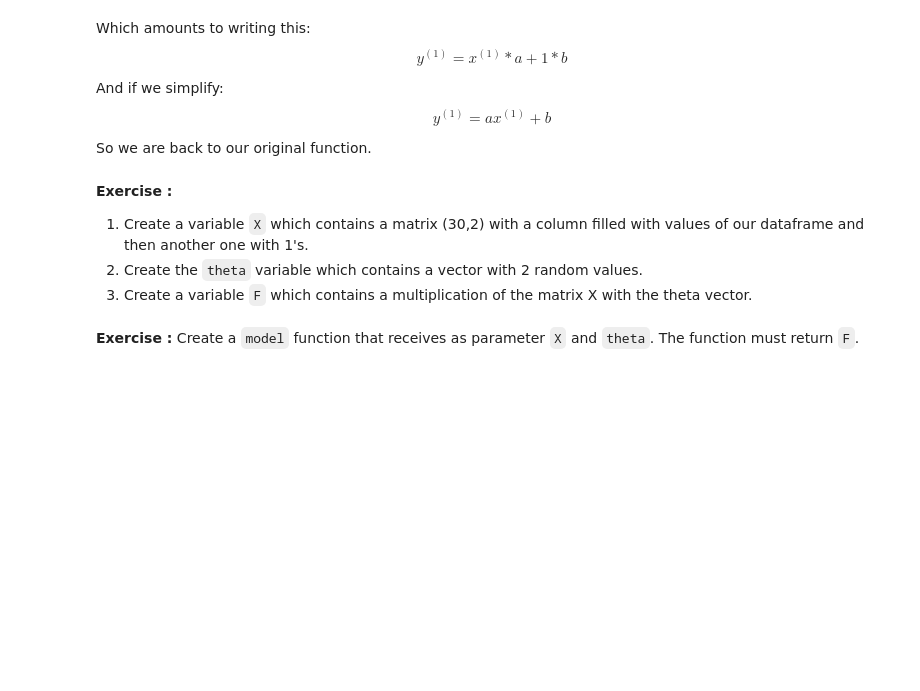
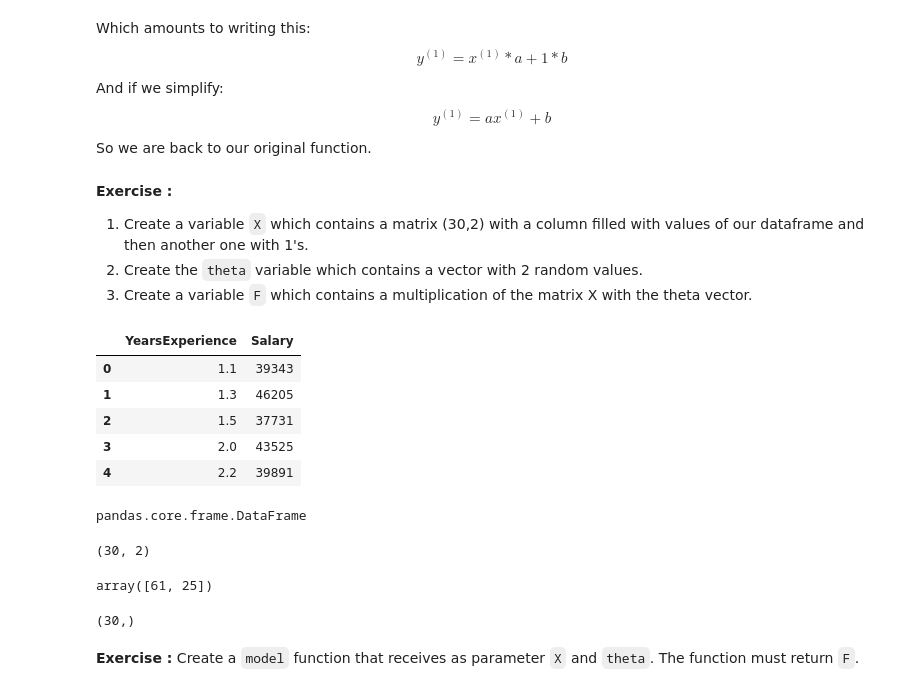
Before and after one commit to Nooreyni/Regression, a Jupyter notebook: 02-Simple_linear_regression_from_scratch.ipynb, the cells around one changed output. Cells and saved outputs as stored; diff of their text form; code cells hidden in the pictures; blank space fills up the shorter version.

```diff
--- a/02-Simple_linear_regression_from_scratch.ipynb
+++ b/02-Simple_linear_regression_from_scratch.ipynb
@@ -106,2 +116,34 @@ So we are back to our original function.
+# %%
+df = pd.read_csv('data/salary_data.csv')
+df.head()
+# %% [output]
+|  | YearsExperience | Salary |
+| 0 | 1.1 | 39343 |
+| 1 | 1.3 | 46205 |
+| 2 | 1.5 | 37731 |
+| 3 | 2.0 | 43525 |
+| 4 | 2.2 | 39891 |
+# %%
+X = df.drop('Salary', axis= 1)
+X.shape
+type(X)
+# %% [output]
+pandas.core.frame.DataFrame
+# %%
+v = np.ones((30,1))
+X = np.c_[X, v]
+X.shape
+# %% [output]
+(30, 2)
+# %%
+theta = np.random.randint(1, 100, 2)
+theta
+# %% [output]
+array([61, 25])
+# %%
+F = X.dot(theta)
+F.shape
+# %% [output]
+(30,)
 # %% [markdown]
 **Exercise :** Create a ``model`` function that receives as parameter ``X`` and ``theta``.  The function must return ``F``.
```
Also changed, not shown: parts of 14 cells of this notebook, 2 other files.
